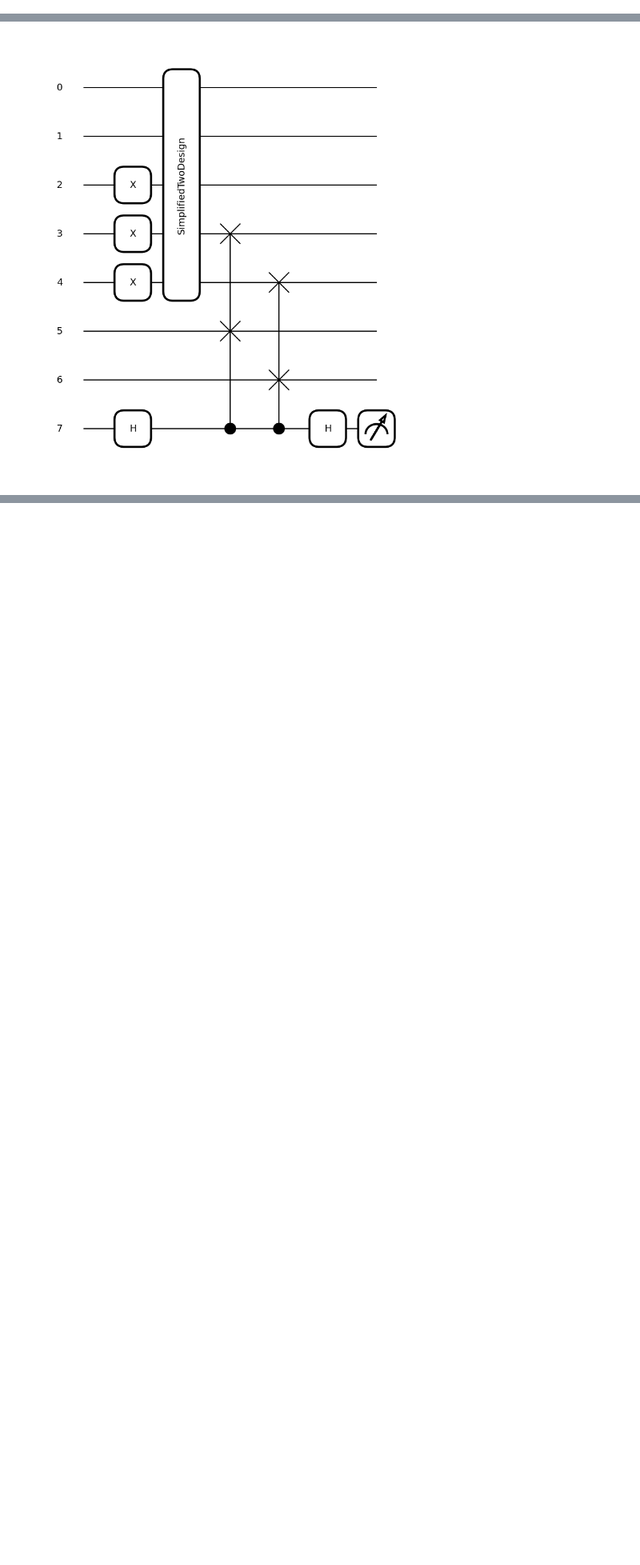
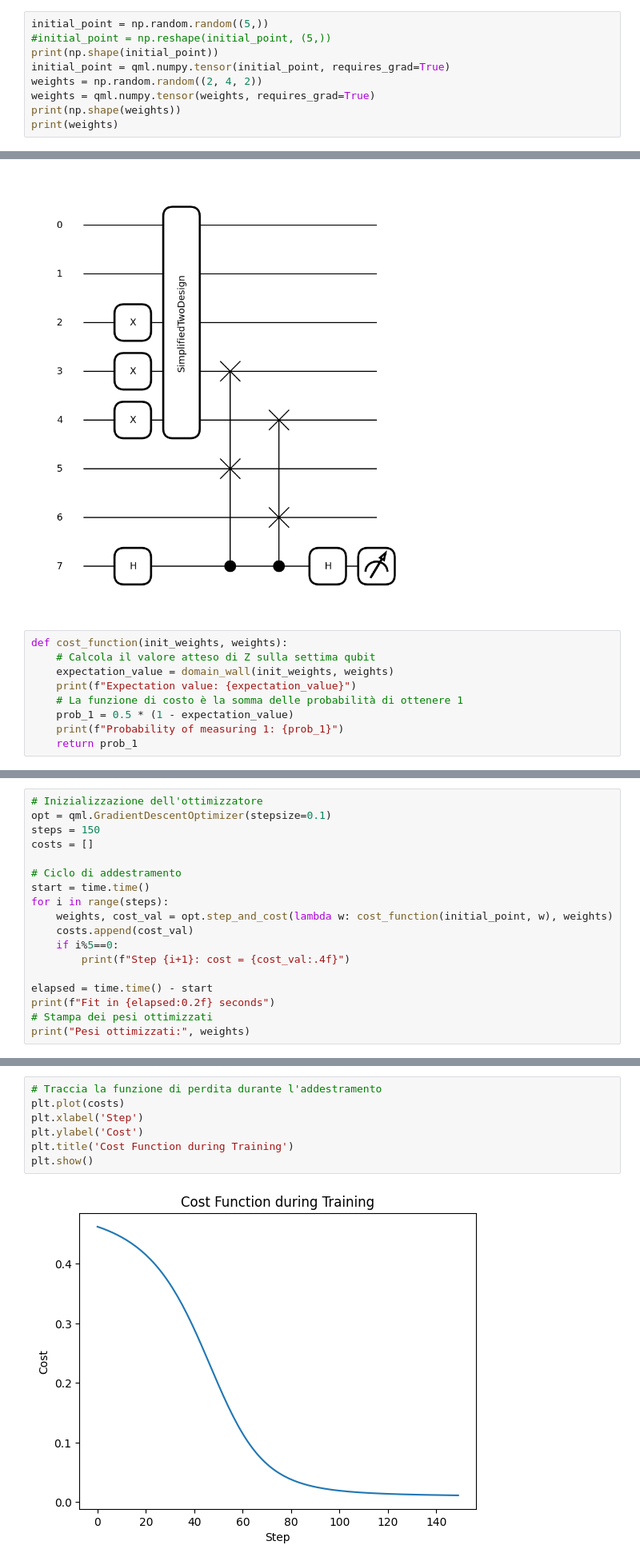
Before and after one commit to EdoardoZappia/Quantum_Autoencoder_PML_Exam, a Jupyter notebook: quantum_autoencoder.ipynb, the cells around one changed output, grey strips where cells are left out. Shown: that part at 80% size. Drawn from its saved outputs; the diff is of its cells as text; blank space fills up the shorter version.

```diff
--- a/quantum_autoencoder.ipynb
+++ b/quantum_autoencoder.ipynb
@@ -53,0 +55,9 @@ print(np.shape(weights))
+# %%
+initial_point = np.random.random((5,))
+#initial_point = np.reshape(initial_point, (5,))
+print(np.shape(initial_point))
+initial_point = qml.numpy.tensor(initial_point, requires_grad=True)
+weights = np.random.random((2, 4, 2))
+weights = qml.numpy.tensor(weights, requires_grad=True)
+print(np.shape(weights))
+print(weights)
@@ -57,3 +79,12 @@ print(drawer(initial_point, weights))
 # %% [output]
 (<Figure size 800x900 with 1 Axes>, <Axes: >)
 [figure]
+# %%
+def cost_function(init_weights, weights):
+    # Calcola il valore atteso di Z sulla settima qubit
+    expectation_value = domain_wall(init_weights, weights)
+    print(f"Expectation value: {expectation_value}")
+    # La funzione di costo è la somma delle probabilità di ottenere 1
+    prob_1 = 0.5 * (1 - expectation_value)
+    print(f"Probability of measuring 1: {prob_1}")
+    return prob_1
@@ -59,0 +98,18 @@ print(drawer(initial_point, weights))
+# %%
+# Inizializzazione dell'ottimizzatore
+opt = qml.GradientDescentOptimizer(stepsize=0.1)
+steps = 150
+costs = []
+
+# Ciclo di addestramento
+start = time.time()
+for i in range(steps):
+    weights, cost_val = opt.step_and_cost(lambda w: cost_function(initial_point, w), weights)
+    costs.append(cost_val)
+    if i%5==0:
+        print(f"Step {i+1}: cost = {cost_val:.4f}")
+
+elapsed = time.time() - start
+print(f"Fit in {elapsed:0.2f} seconds")
+# Stampa dei pesi ottimizzati
+print("Pesi ottimizzati:", weights)
@@ -59,0 +140,9 @@ print(drawer(initial_point, weights))
+# %%
+# Traccia la funzione di perdita durante l'addestramento
+plt.plot(costs)
+plt.xlabel('Step')
+plt.ylabel('Cost')
+plt.title('Cost Function during Training')
+plt.show()
+# %% [output]
+[figure, added]
```
Also changed, not shown: parts of 7 cells of this notebook, 3 other files.
